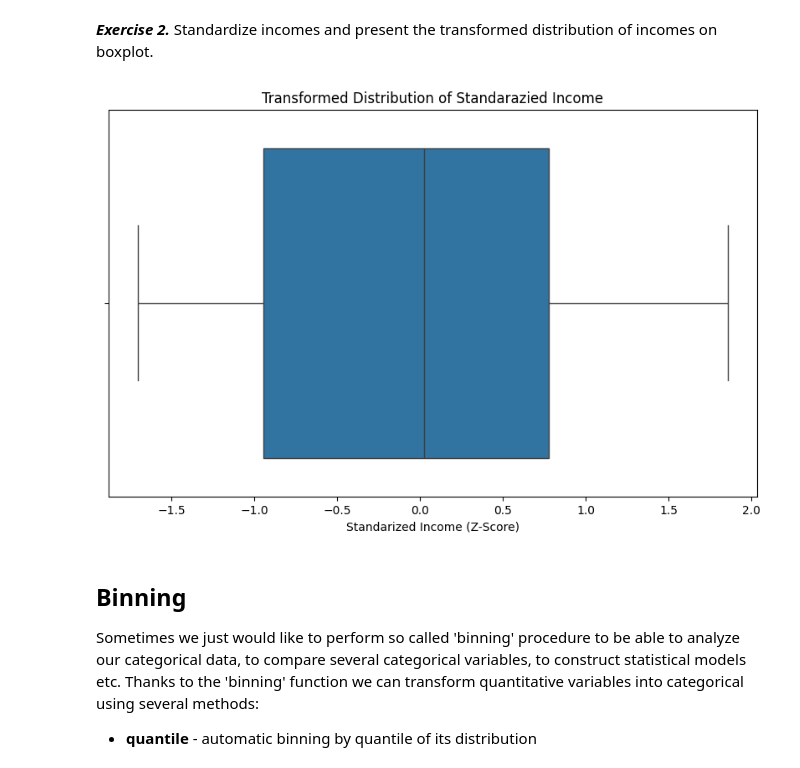
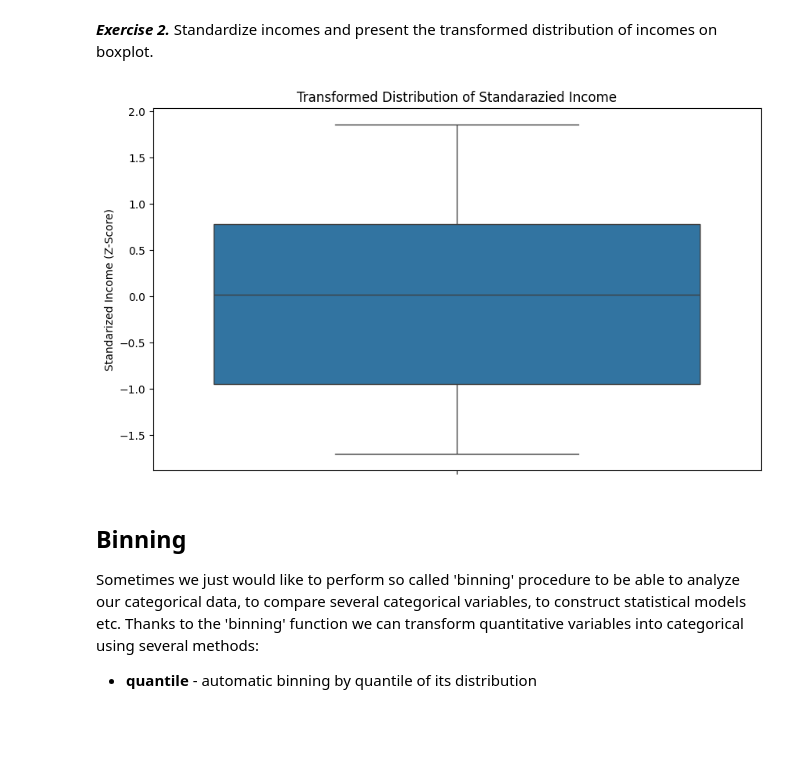
Before and after one commit to MartynaLatka/MartynaLatka.RozaMatlakiewicz.DS.2025, a Jupyter notebook: report3/Exercise 4.ipynb, the cells around one changed output. Drawn from its saved outputs; the diff is of its cells as text; code cells hidden in the pictures; blank space fills up the shorter version.

```diff
--- a/report3/Exercise 4.ipynb
+++ b/report3/Exercise 4.ipynb
@@ -462,23 +462,23 @@ In order to solve problems with very skewed distributions we can also use severa
 # %%
 import matplotlib.pyplot as plt
 import seaborn as sns
 import pandas as pd
 from scipy import stats
 
 carseats_copy = carseats.copy()
 df_imputed = carseats.dropna()
 
 standarazied_incomes = stats.zscore(df_imputed['Income'])
 
 income_df = pd.DataFrame(standarazied_incomes, columns=['Standarazied Income'])
 
 plt.figure(figsize=(10, 6))
-sns.boxplot(x='Standarazied Income', data=income_df)
+sns.boxplot(y='Standarazied Income', data=income_df)
 plt.title('Transformed Distribution of Standarazied Income')
-plt.xlabel('Standarized Income (Z-Score)')
+plt.ylabel('Standarized Income (Z-Score)')
 plt.show()
 # %% [output]
-[figure, old version]
+[figure, new version]
 # %% [markdown]
 ## Binning
 
```
Also changed, not shown: parts of 3 cells of this notebook, 1 other file.
